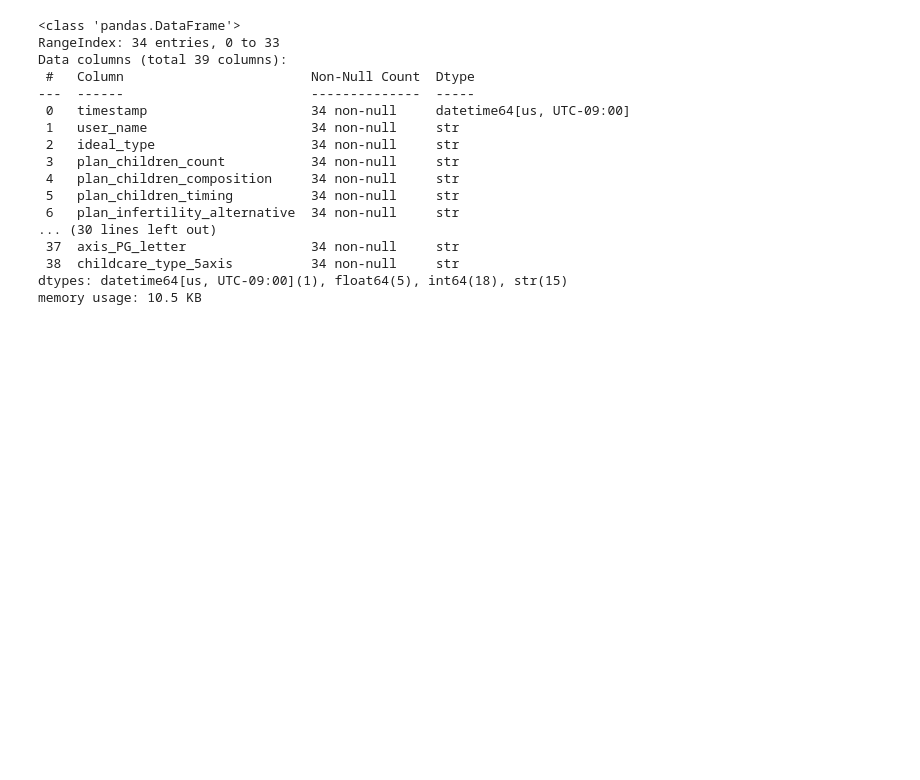
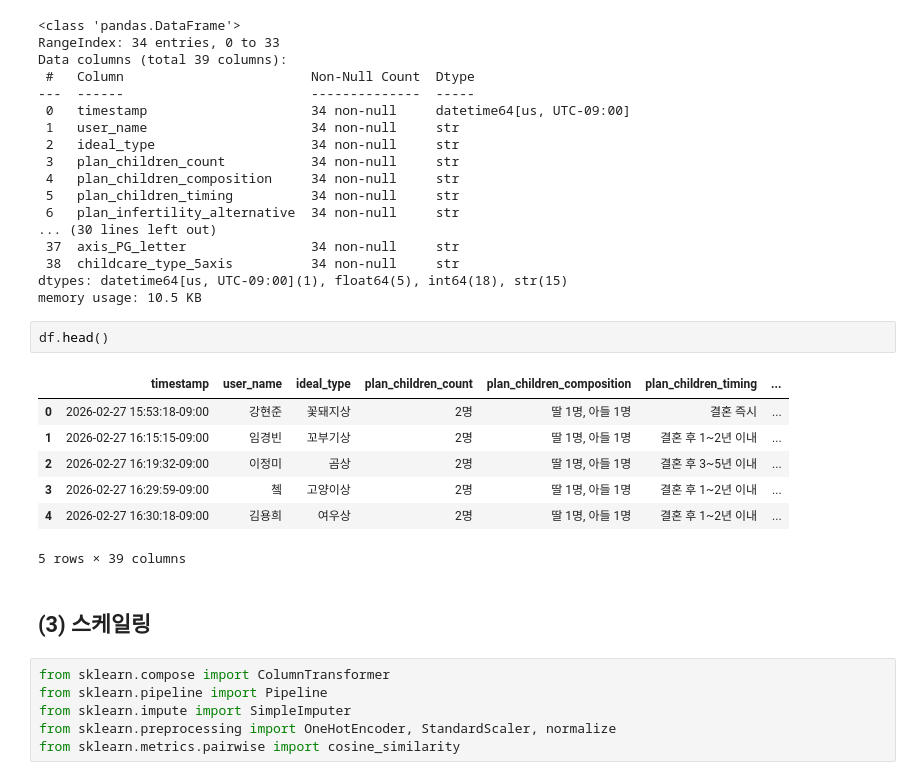
Before and after one commit to Potenup3DeepLearning/gachikium, a Jupyter notebook: 이나원/chidren.ipynb, the cells around one changed output. Drawn from its saved outputs; the diff is of its cells as text; blank space fills up the shorter version.

```diff
--- a/이나원/chidren.ipynb
+++ b/이나원/chidren.ipynb
@@ -419,3 +419,21 @@ Data columns (total 39 columns):
  38  childcare_type_5axis          34 non-null     str
 dtypes: datetime64[us, UTC-09:00](1), float64(5), int64(18), str(15)
 memory usage: 10.5 KB
+# %%
+df.head()
+# %% [output]
+|  | timestamp | user_name | ideal_type | plan_children_count | plan_children_composition | plan_children_timing | ... |
+| 0 | 2026-02-27 15:53:18-09:00 | 강현준 | 꽃돼지상 | 2명 | 딸 1명, 아들 1명 | 결혼 즉시 | ... |
+| 1 | 2026-02-27 16:15:15-09:00 | 임경빈 | 꼬부기상 | 2명 | 딸 1명, 아들 1명 | 결혼 후 1~2년 이내 | ... |
+| 2 | 2026-02-27 16:19:32-09:00 | 이정미 | 곰상 | 2명 | 딸 1명, 아들 1명 | 결혼 후 3~5년 이내 | ... |
+| 3 | 2026-02-27 16:29:59-09:00 | 쳌 | 고양이상 | 2명 | 딸 1명, 아들 1명 | 결혼 후 1~2년 이내 | ... |
+| 4 | 2026-02-27 16:30:18-09:00 | 김용희 | 여우상 | 2명 | 딸 1명, 아들 1명 | 결혼 후 1~2년 이내 | ... |
+5 rows × 39 columns
+# %% [markdown]
+## (3) 스케일링
+# %%
+from sklearn.compose import ColumnTransformer
+from sklearn.pipeline import Pipeline
+from sklearn.impute import SimpleImputer
+from sklearn.preprocessing import OneHotEncoder, StandardScaler, normalize
+from sklearn.metrics.pairwise import cosine_similarity
```
Also changed, not shown: parts of 2 cells of this notebook, 1 other file.
